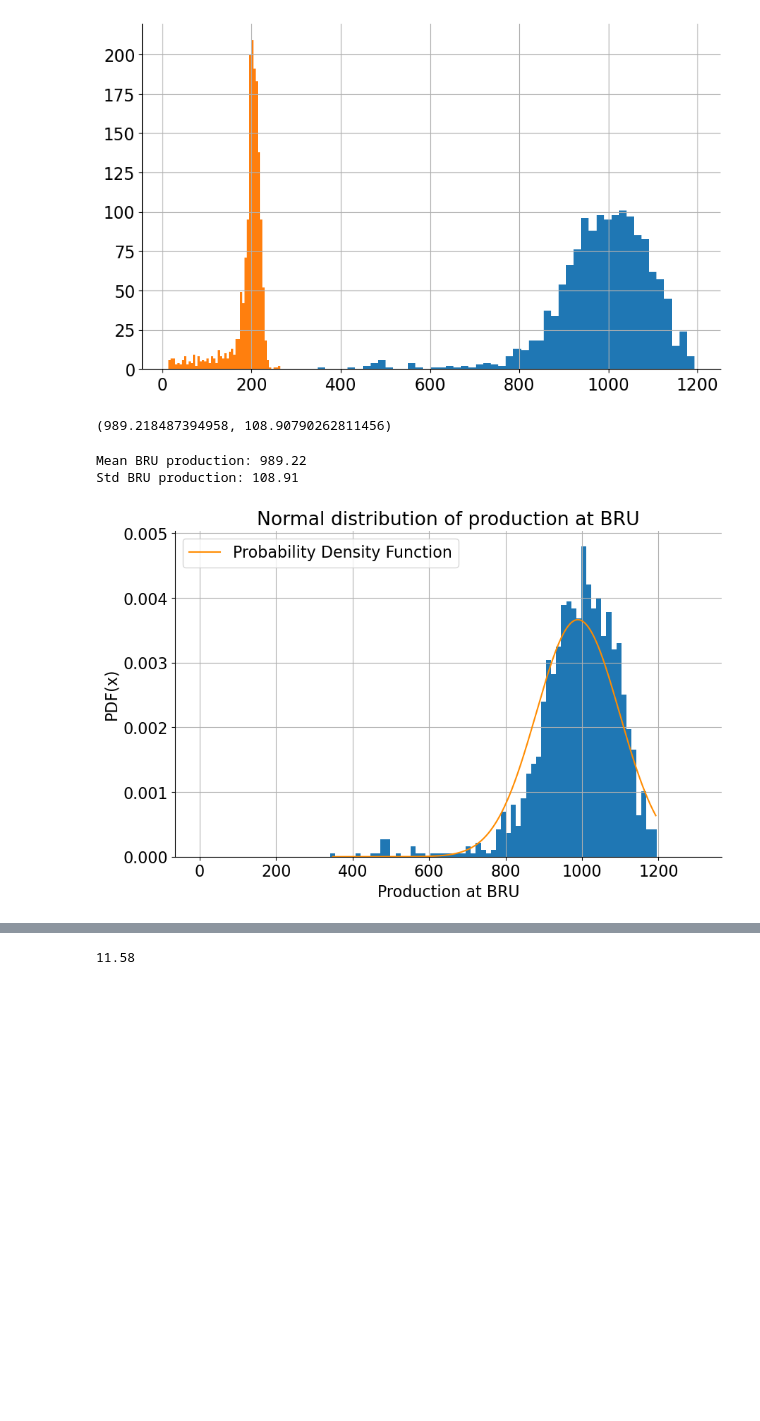
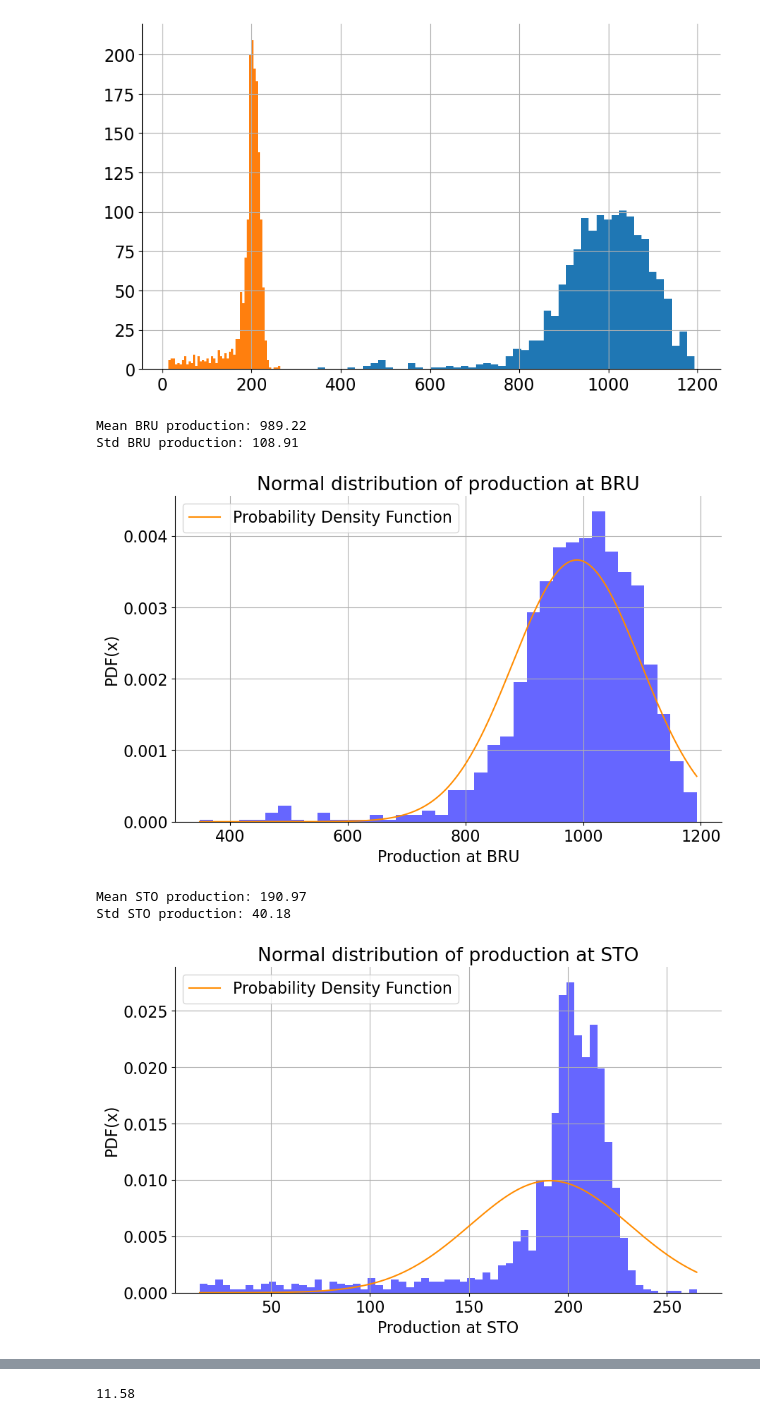
Before and after one commit to PhilippeGiorgino/project_evaluatie_statistiek, a Jupyter notebook: notebooks/model_production_process_TinnePhilippeSam.ipynb, the cells around one changed output, grey strips where cells are left out. Drawn from its saved outputs; the diff is of its cells as text; code cells hidden in the pictures; blank space fills up the shorter version.

Commit message:
Finalizing modeling production capability

```diff
--- a/notebooks/model_production_process_TinnePhilippeSam.ipynb
+++ b/notebooks/model_production_process_TinnePhilippeSam.ipynb
@@ -224,37 +225,49 @@ daily_prod_sto['production'].hist(bins=50)
 # %% [output]
 <Axes: >
 [figure]
-# %%
-stats.norm.fit(daily_prod_bru['production'])
-# %% [output]
-(989.218487394958, 108.90790262811456)
 # %%
-# Define BRU production distribution and calculate PDF
+def plot_production_distribution(data, site, color='darkorange', bins='auto'):
+    """
+    Plot the production distribution and fit a normal PDF.
 
-# Plot BRU production values in histogram
-daily_prod_bru['production'].hist(bins=np.linspace(0, 1300, 100), density = True)
+    Parameters:
+        data (DataFrame): DataFrame containing the production data.
+        site (str): Name of the site.
+        color (str): Color for the PDF plot.
+        bins (str or int or sequence): Method to calculate bins for the histogram.
+    """
+    # Plot production values in histogram
+    data['production'].hist(bins=bins, density=True, alpha=0.6, color='blue')
 
-# Define PDF parameters
-mean, std_dev = stats.norm.fit(daily_prod_bru['production'])
+    # Define PDF parameters
+    mean, std_dev = stats.norm.fit(data['production'])
+    print(f'Mean {site} production:', round(mean, 2))
+    print(f'Std {site} production:', round(std_dev, 2))
 
-print('Mean BRU production:', round(mean, 2))
-print('Std BRU production:', round(std_dev, 2))
+    # Generate values that fit the data
+    x_values = np.linspace(np.min(data['production']), np.max(data['production']), 1000)
 
-# Generate values that fit my data
-x_values = np.linspace(np.min(daily_prod_bru['production']), np.max(daily_prod_bru['production']), 1000)
+    # Calculate PDF
+    pdf_values = stats.norm.pdf(x_values, loc=mean, scale=std_dev)
 
-# Calculate PDF
-pdf_values = stats.norm.pdf(x_values, loc=mean, scale=std_dev)
+    # Plot the PDF
+    plt.plot(x_values, pdf_values, color=color, label='Probability Density Function')
+    plt.title(f'Normal distribution of production at {site}')
+    plt.xlabel(f'Production at {site}')
+    plt.ylabel('PDF(x)')
+    plt.grid(True)
+    plt.legend()
+    plt.show()
 
-# Plot the PDF
-plt.plot(x_values, pdf_values, color='darkorange', label='Probability Density Function')
-plt.title('Normal distribution of production at BRU')
-plt.xlabel('Production at BRU')
-plt.ylabel('PDF(x)')
-plt.grid(True)
-plt.legend()
-plt.show()
+# Plot production distribution for BRU
+plot_production_distribution(daily_prod_bru, 'BRU')
+
+# Plot production distribution for STO
+plot_production_distribution(daily_prod_sto, 'STO')
 # %% [output]
 Mean BRU production: 989.22
 Std BRU production: 108.91
-[figure, old version]
+[figure, new version]
+Mean STO production: 190.97
+Std STO production: 40.18
+[figure, added]
```
Also changed, not shown: parts of 17 cells of this notebook.
